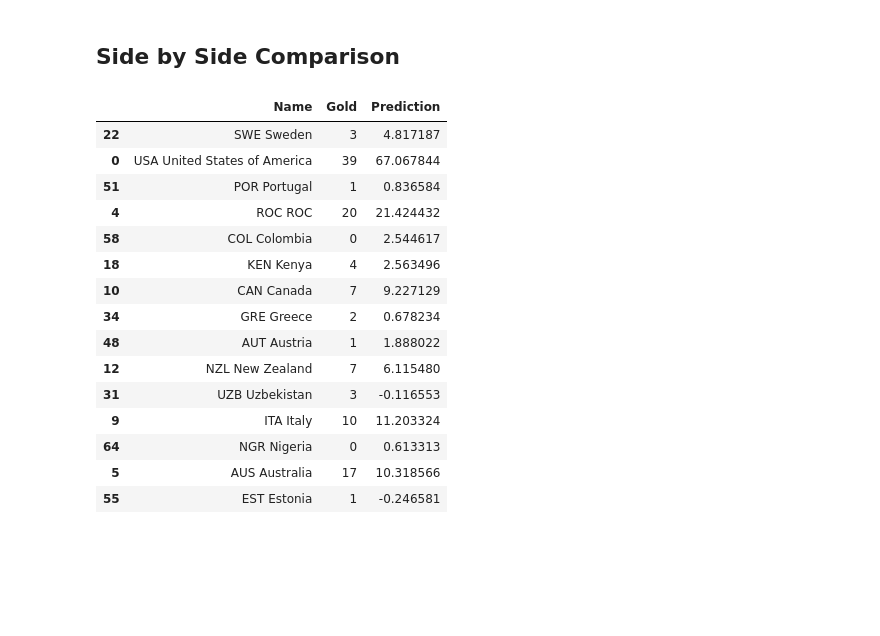
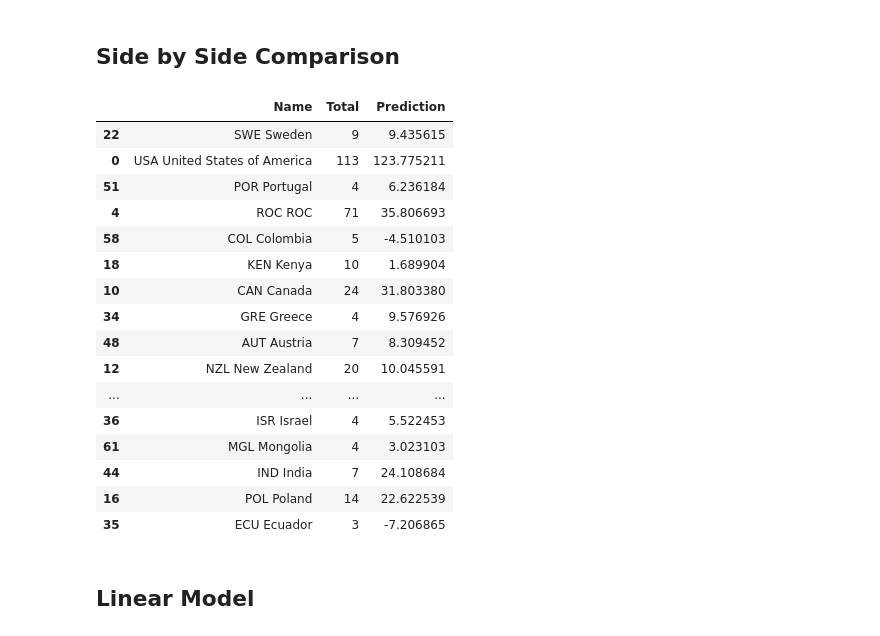
Before and after one commit to hyunsukr/DS5100-Final, a Jupyter notebook: analysis/jupyter_notebooks/regresion.ipynb, the cells around one changed output. Cells and saved outputs as stored; diff of their text form; code cells hidden in the pictures; blank space fills up the shorter version.

```diff
--- a/analysis/jupyter_notebooks/regresion.ipynb
+++ b/analysis/jupyter_notebooks/regresion.ipynb
@@ -130,21 +127,24 @@ display.head()
 # %% [markdown]
 ## Side by Side Comparison
 # %%
-display[["Name", "Gold", "Prediction"]]
+display[["Name", "Total", "Prediction"]]
 # %% [output]
-|  | Name | Gold | Prediction |
-| 22 | SWE Sweden | 3 | 4.817187 |
-| 0 | USA United States of America | 39 | 67.067844 |
-| 51 | POR Portugal | 1 | 0.836584 |
-| 4 | ROC ROC | 20 | 21.424432 |
-| 58 | COL Colombia | 0 | 2.544617 |
-| 18 | KEN Kenya | 4 | 2.563496 |
-| 10 | CAN Canada | 7 | 9.227129 |
-| 34 | GRE Greece | 2 | 0.678234 |
-| 48 | AUT Austria | 1 | 1.888022 |
-| 12 | NZL New Zealand | 7 | 6.115480 |
-| 31 | UZB Uzbekistan | 3 | -0.116553 |
-| 9 | ITA Italy | 10 | 11.203324 |
-| 64 | NGR Nigeria | 0 | 0.613313 |
-| 5 | AUS Australia | 17 | 10.318566 |
-| 55 | EST Estonia | 1 | -0.246581 |
+|  | Name | Total | Prediction |
+| 22 | SWE Sweden | 9 | 9.435615 |
+| 0 | USA United States of America | 113 | 123.775211 |
+| 51 | POR Portugal | 4 | 6.236184 |
+| 4 | ROC ROC | 71 | 35.806693 |
+| 58 | COL Colombia | 5 | -4.510103 |
+| 18 | KEN Kenya | 10 | 1.689904 |
+| 10 | CAN Canada | 24 | 31.803380 |
+| 34 | GRE Greece | 4 | 9.576926 |
+| 48 | AUT Austria | 7 | 8.309452 |
+| 12 | NZL New Zealand | 20 | 10.045591 |
+| ... | ... | ... | ... |
+| 36 | ISR Israel | 4 | 5.522453 |
+| 61 | MGL Mongolia | 4 | 3.023103 |
+| 44 | IND India | 7 | 24.108684 |
+| 16 | POL Poland | 14 | 22.622539 |
+| 35 | ECU Ecuador | 3 | -7.206865 |
+# %% [markdown]
+## Linear Model
```
Also changed, not shown: parts of 11 cells of this notebook, 2 other files.
